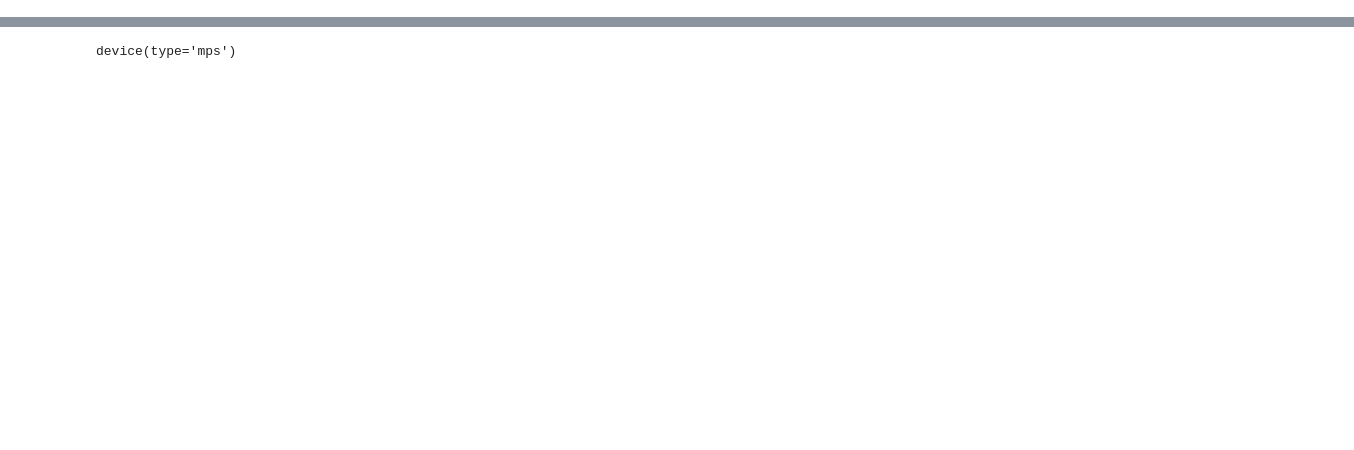
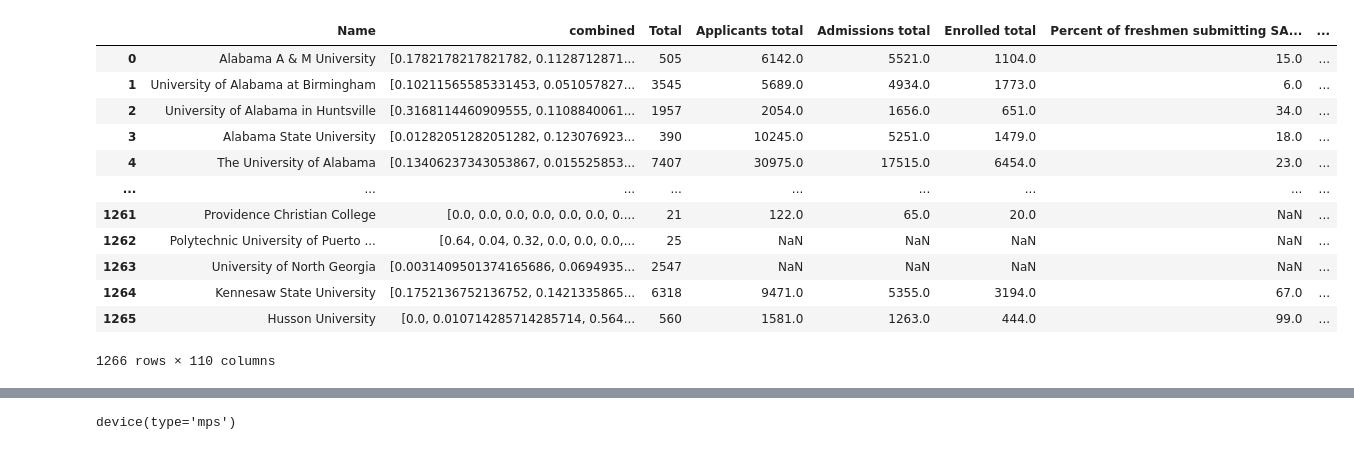
Before and after one commit to gravelBridge/nochances, a Jupyter notebook: train/combined_regression/numerical_regression.ipynb, the cells around one changed output, grey strips where cells are left out. Cells and saved outputs as stored; diff of their text form; code cells hidden in the pictures; blank space fills up the shorter version.

```diff
--- a/train/combined_regression/numerical_regression.ipynb
+++ b/train/combined_regression/numerical_regression.ipynb
@@ -0,0 +1,39 @@
+# %%
+import json
+import pandas as pd
+import random
+import torch
+from combined_delayed_regressor import TokenNumericCollegeResultsDataset, CombinedDelayedRegressor, mappings
+
+combined_data = {}
+uncategorized_data = json.load(open('../../scraping/combined_collegeresults_data.json', 'r'))
+standardized_output = json.load(open('../../categorization/standardized_output.json', 'r'))
+
+colleges_list = open('../../categorization/all-colleges.txt').readlines()
+colleges_list = [college[:college.index(' (')] for college in colleges_list]
+
+college_data = pd.read_csv('../../categorization/college_acceptance.csv')
+# %%
+major_data = pd.read_csv('../../categorization/major_data.csv')
+major_data['combined'] = major_data[major_data.columns.drop(['Name', 'Total'])].values.tolist()
+major_data = major_data[['Name', 'combined', 'Total']]
+def to_frequencies(counts, total):
+    return [float(count/total) if total else 0 for count in counts]
+major_data['combined'] = major_data.apply(lambda x: to_frequencies(x['combined'], x['Total']), axis=1)
+# %%
+college_data = pd.merge(major_data, college_data, on="Name")
+college_data
+# %% [output]
+|  | Name | combined | Total | Applicants total | Admissions total | Enrolled total | Percent of freshmen submitting SA... | ... |
+| 0 | Alabama A & M University | [0.1782178217821782, 0.1128712871... | 505 | 6142.0 | 5521.0 | 1104.0 | 15.0 | ... |
+| 1 | University of Alabama at Birmingham | [0.10211565585331453, 0.051057827... | 3545 | 5689.0 | 4934.0 | 1773.0 | 6.0 | ... |
+| 2 | University of Alabama in Huntsville | [0.3168114460909555, 0.1108840061... | 1957 | 2054.0 | 1656.0 | 651.0 | 34.0 | ... |
+| 3 | Alabama State University | [0.01282051282051282, 0.123076923... | 390 | 10245.0 | 5251.0 | 1479.0 | 18.0 | ... |
+| 4 | The University of Alabama | [0.13406237343053867, 0.015525853... | 7407 | 30975.0 | 17515.0 | 6454.0 | 23.0 | ... |
+| ... | ... | ... | ... | ... | ... | ... | ... | ... |
+| 1261 | Providence Christian College | [0.0, 0.0, 0.0, 0.0, 0.0, 0.0, 0.... | 21 | 122.0 | 65.0 | 20.0 | NaN | ... |
+| 1262 | Polytechnic University of Puerto ... | [0.64, 0.04, 0.32, 0.0, 0.0, 0.0,... | 25 | NaN | NaN | NaN | NaN | ... |
+| 1263 | University of North Georgia | [0.0031409501374165686, 0.0694935... | 2547 | NaN | NaN | NaN | NaN | ... |
+| 1264 | Kennesaw State University | [0.1752136752136752, 0.1421335865... | 6318 | 9471.0 | 5355.0 | 3194.0 | 67.0 | ... |
+| 1265 | Husson University | [0.0, 0.010714285714285714, 0.564... | 560 | 1581.0 | 1263.0 | 444.0 | 99.0 | ... |
+1266 rows × 110 columns
```
Also changed, not shown: parts of 11 cells of this notebook, 5 other files.
